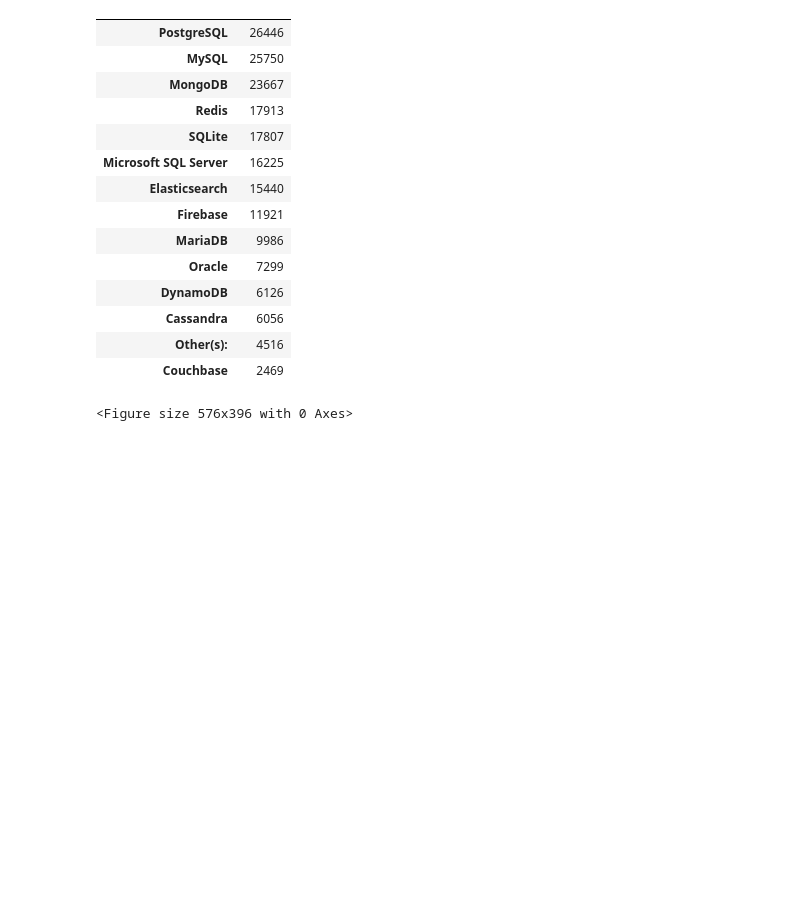
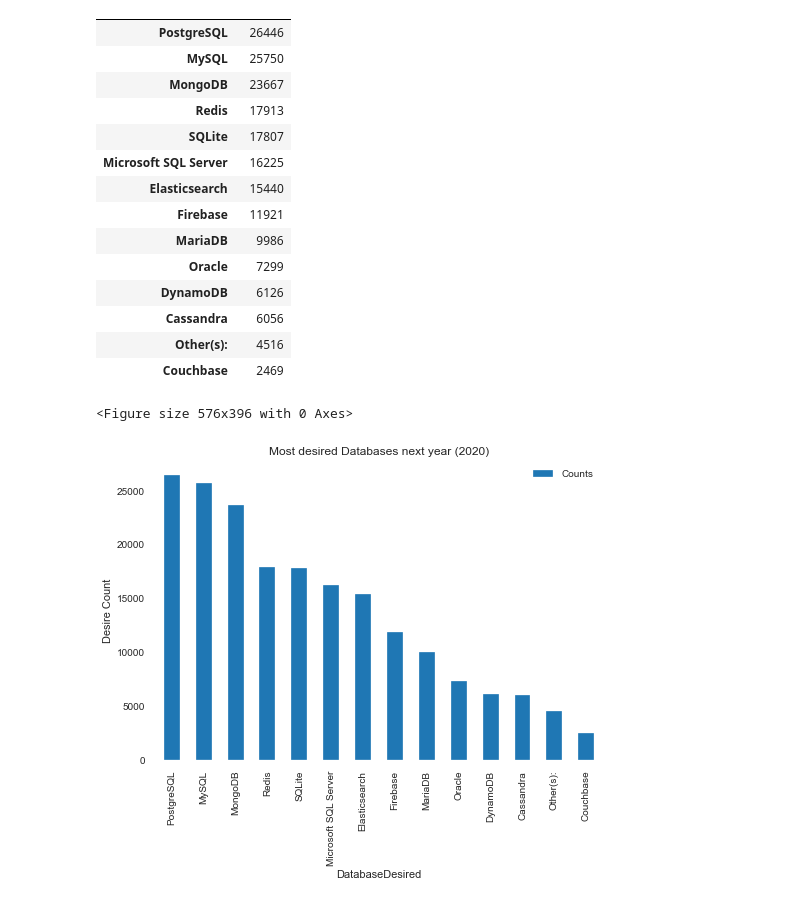
Before and after one commit to vsumanbabu/stackoverflow-developer-surveys, a Jupyter notebook: main/MostDesiredSoftwares.ipynb, the cells around one changed output. Drawn from its saved outputs; the diff is of its cells as text; code cells hidden in the pictures; blank space fills up the shorter version.

```diff
--- a/main/MostDesiredSoftwares.ipynb
+++ b/main/MostDesiredSoftwares.ipynb
@@ -153,12 +153,13 @@ df_desired_databases
 # %%
 '''
 2.) What are the most desired Databases next year (2020)?
+Plot
 '''
 plt.figure()
 df_desired_databases.plot(kind='bar')
-plt.figure(figsize=(576,396))
 plt.title('Most desired Databases next year (2020)')
 plt.ylabel('Desire Count')
 plt.show()
 # %% [output]
 <Figure size 576x396 with 0 Axes>
+[figure, added]
```
